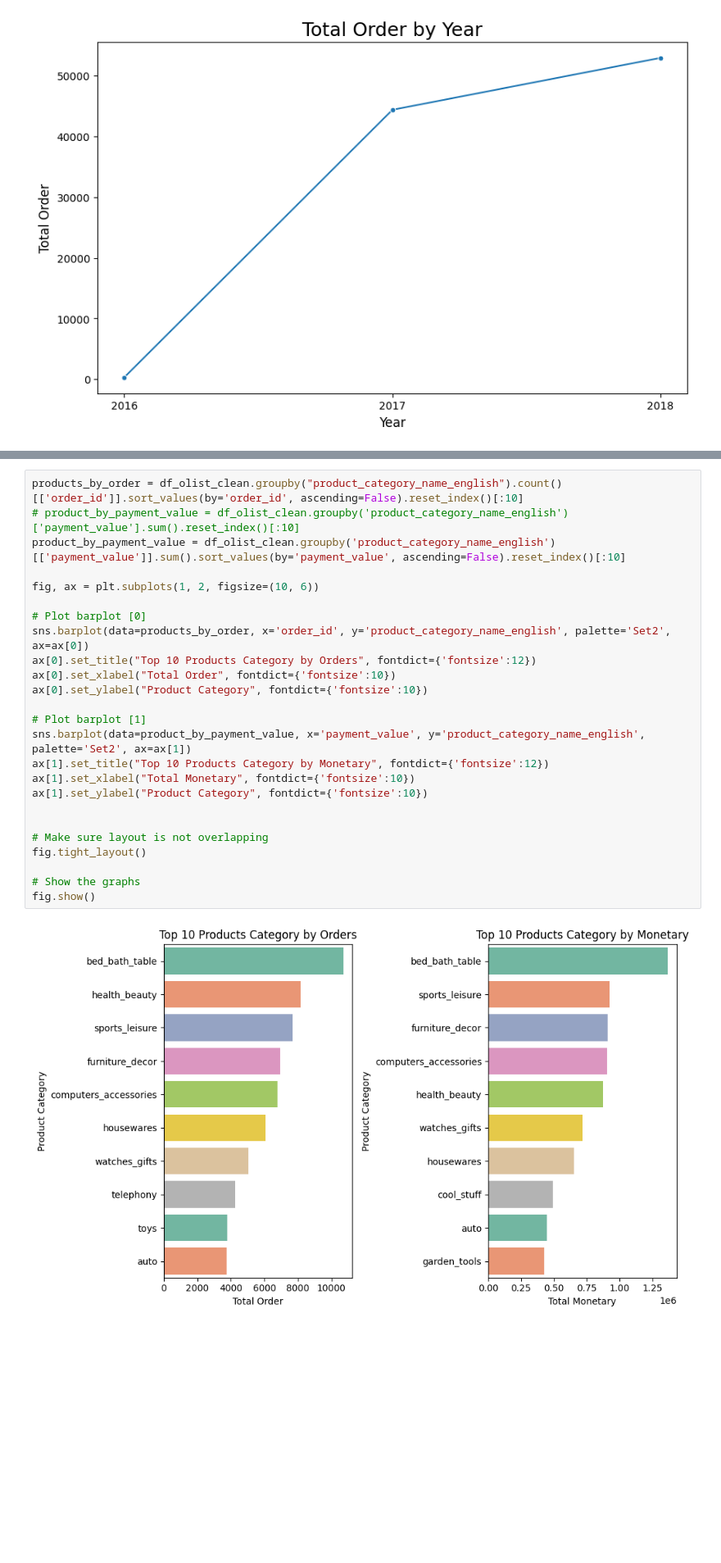
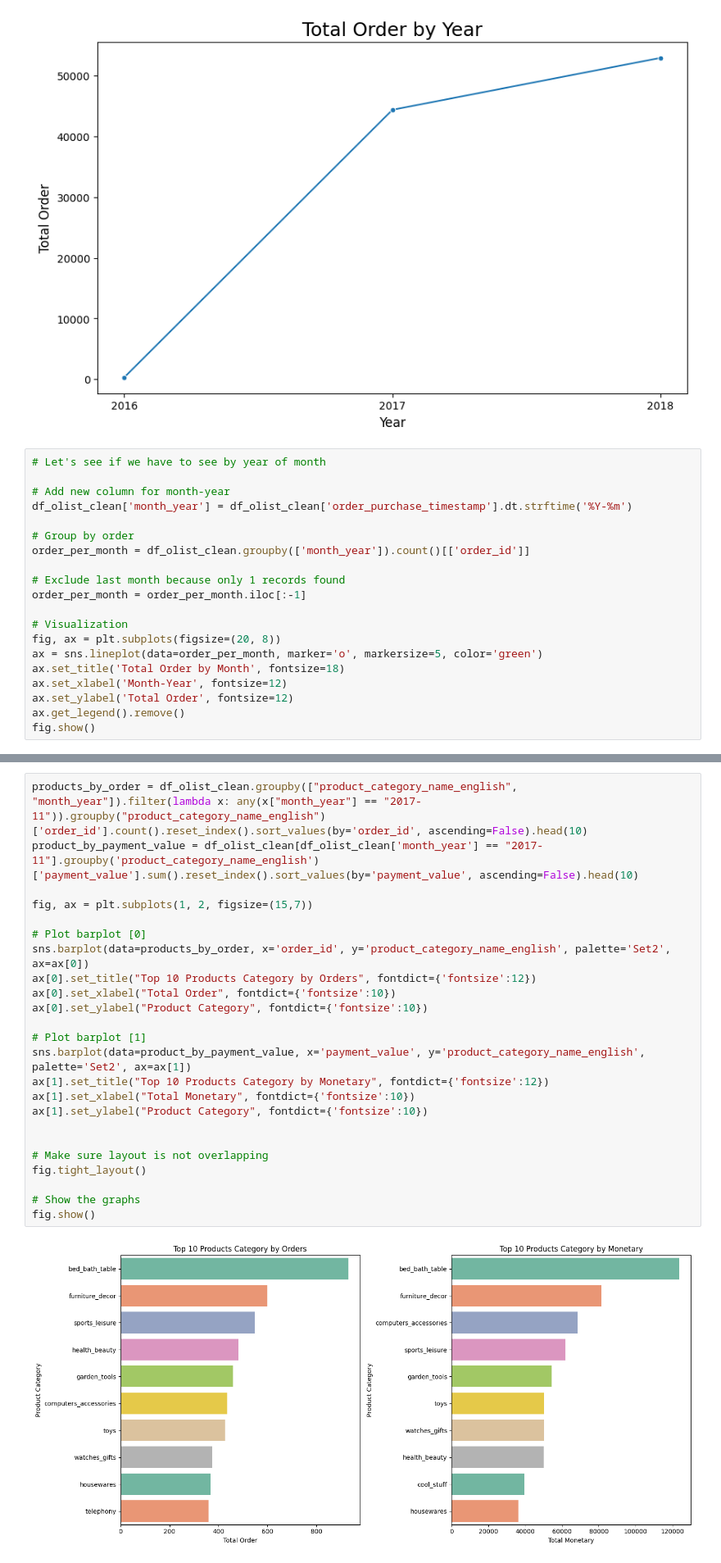
Before and after one commit to Hazard-Nico/EDA-Data-Wrangling-Project-Olist-Dataset, a Jupyter notebook: app.ipynb, the cells around one changed output, grey strips where cells are left out. Shown at 82% size. Cells and saved outputs as stored; diff of their text form; blank space fills up the shorter version.

```diff
--- a/app.ipynb
+++ b/app.ipynb
@@ -600,3 +601,23 @@ ax.get_legend().remove()
 fig.show()
 # %% [output]
 [figure]
+# %%
+# Let's see if we have to see by year of month
+
+# Add new column for month-year
+df_olist_clean['month_year'] = df_olist_clean['order_purchase_timestamp'].dt.strftime('%Y-%m')
+
+# Group by order
+order_per_month = df_olist_clean.groupby(['month_year']).count()[['order_id']]
+
+# Exclude last month because only 1 records found
+order_per_month = order_per_month.iloc[:-1]
+
+# Visualization
+fig, ax = plt.subplots(figsize=(20, 8))
+ax = sns.lineplot(data=order_per_month, marker='o', markersize=5, color='green')
+ax.set_title('Total Order by Month', fontsize=18)
+ax.set_xlabel('Month-Year', fontsize=12)
+ax.set_ylabel('Total Order', fontsize=12)
+ax.get_legend().remove()
+fig.show()
@@ -603,30 +626,29 @@ fig.show()
 # %%
-products_by_order = df_olist_clean.groupby("product_category_name_english").count()[['order_id']].sort_values(by='order_id', ascending=False).reset_index()[:10]
-# product_by_payment_value = df_olist_clean.groupby('product_category_name_english')['payment_value'].sum().reset_index()[:10]
-product_by_payment_value = df_olist_clean.groupby('product_category_name_english')[['payment_value']].sum().sort_values(by='payment_value', ascending=False).reset_index()[:10]
+products_by_order = df_olist_clean.groupby(["product_category_name_english", "month_year"]).filter(lambda x: any(x["month_year"] == "2017-11")).groupby("product_category_name_english")['order_id'].count().reset_index().sort_values(by='order_id', ascending=False).head(10)
+product_by_payment_value = df_olist_clean[df_olist_clean['month_year'] == "2017-11"].groupby('product_category_name_english')['payment_value'].sum().reset_index().sort_values(by='payment_value', ascending=False).head(10)
 
-fig, ax = plt.subplots(1, 2, figsize=(10, 6))
+fig, ax = plt.subplots(1, 2, figsize=(15,7))
 
 # Plot barplot [0]
 sns.barplot(data=products_by_order, x='order_id', y='product_category_name_english', palette='Set2', ax=ax[0])
 ax[0].set_title("Top 10 Products Category by Orders", fontdict={'fontsize':12})
 ax[0].set_xlabel("Total Order", fontdict={'fontsize':10})
 ax[0].set_ylabel("Product Category", fontdict={'fontsize':10})
 
 # Plot barplot [1]
 sns.barplot(data=product_by_payment_value, x='payment_value', y='product_category_name_english', palette='Set2', ax=ax[1])
 ax[1].set_title("Top 10 Products Category by Monetary", fontdict={'fontsize':12})
 ax[1].set_xlabel("Total Monetary", fontdict={'fontsize':10})
 ax[1].set_ylabel("Product Category", fontdict={'fontsize':10})
 
 
 # Make sure layout is not overlapping
 fig.tight_layout()
 
 # Show the graphs
 fig.show()
 # %% [output]
-[figure, old version]
+[figure, new version]
 # %%
 df_olist_clean.dtypes
 # %% [output]
```
Also changed, not shown: parts of 6 cells of this notebook.
